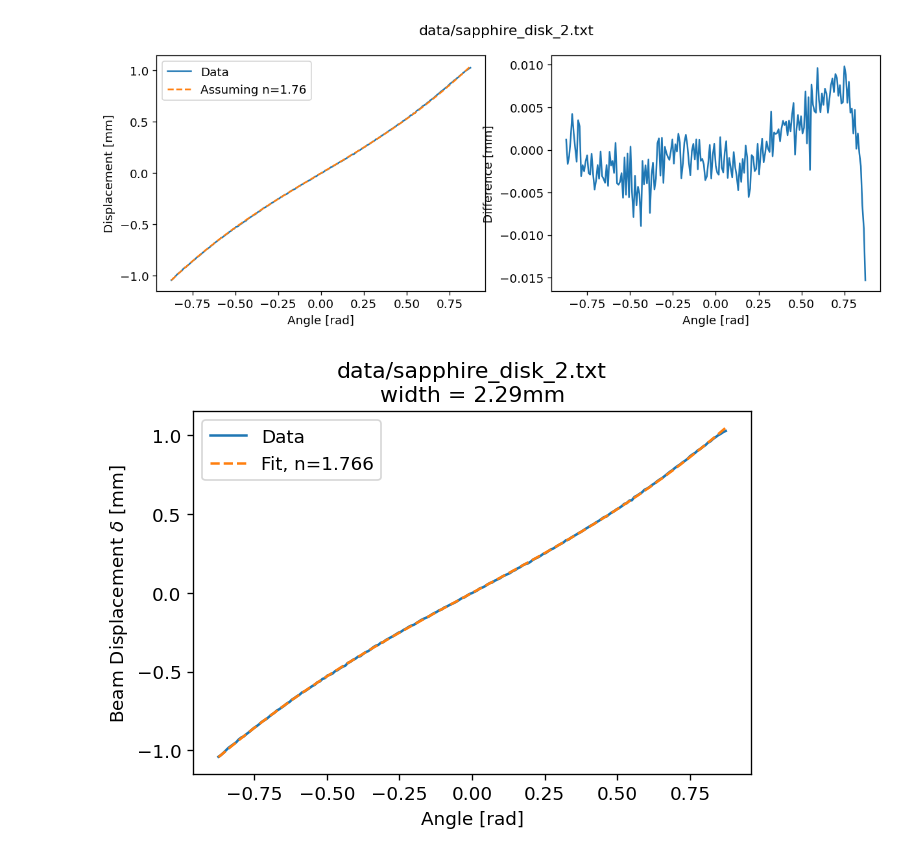
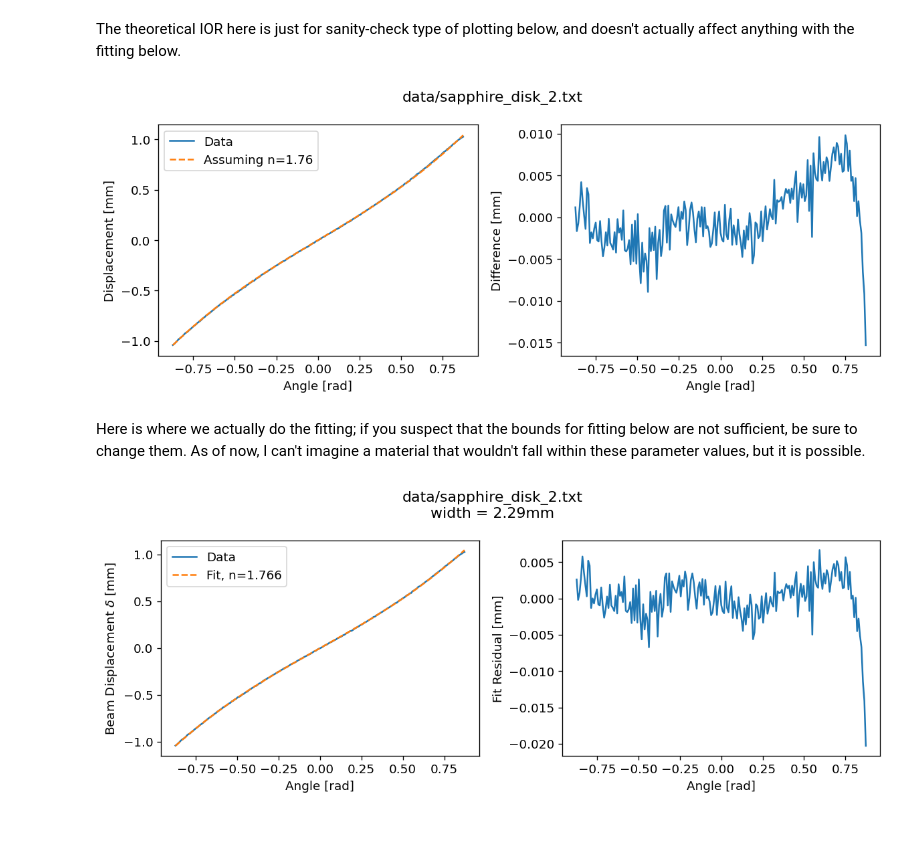
Before and after one commit to Jfeatherstone/IndexOfRefractionMeasurement, a Jupyter notebook: CurveFitting.ipynb, the cells around one changed output. Drawn from its saved outputs; the diff is of its cells as text; code cells hidden in the pictures; blank space fills up the shorter version.

```diff
--- a/CurveFitting.ipynb
+++ b/CurveFitting.ipynb
@@ -6,3 +28,5 @@ plt.rcParams['font.size'] = 11
 from scipy.optimize import curve_fit
 
 import pandas as pd
+# %% [markdown]
+The theoretical IOR here is just for sanity-check type of plotting below, and doesn't actually affect anything with the fitting below.
@@ -9,37 +50,28 @@ import pandas as pd
 # %%
-# Functional form of the displacement as a function of angle,
-# including extra parameters for phase and displacement offsets
-#d = 1.01 # In mm
-n0 = 1.00029 # Weisstein Eric. Index of Refraction. Wolfram Research. 2005.
-
-file = 'data/sapphire_disk_2.txt'
-#file = 'data/bk7_glass.txt'
-theoreticalIOR = 1.760
-#theoreticalIOR = 1.515
-d = 2.29 # for sapphire sample
-#d = 5.59 # for bk7 glass slab
-#w = .84 # Cuvette wall width
-#d = 2*w # Empty cuvette
-#d = 11.96 - 2*w # Oil cuvette
-
+# Read the data file
 data = pd.read_csv(file)
 
 # Convert to radians and mm
+# There may or may not have to be a negative here, not quite sure why
 angleArr = -data["angle"] * np.pi / 180
 displacementArr = data["gauss_center"] * 1e-3 - np.mean(data["gauss_center"] * 1e-3)
+
+# In case you need to cut away some of the extreme data points because of issues
+# with centering/interference
 #angleArr = angleArr[len(angleArr)//2:]
 #displacementArr = displacementArr[len(displacementArr)//2:]
 
-#angleArr *= .95
-
+# Functional form of the displacement as a function of angle,
+# including extra parameters for phase and displacement offsets
 # Theta should be in radians
 def func_form(theta, a0, a1, a2):
-    return a0 + d*np.sin(theta + a1)*(1 - (n0 * np.cos(theta + a1))/np.sqrt(a2**2 - n0**2 * np.sin(theta + a1)**2))
+    return a0 + d*np.sin(theta - a1)*(1 - (n0 * np.cos(theta - a1))/np.sqrt(a2**2 - n0**2 * np.sin(theta - a1)**2))
 
-#testAngleArr = np.linspace(-1, 1, 100)
+# Calculate what we might expect the curve to look like
 testDisplacementArr = [func_form(t, 0, 0, theoreticalIOR) for t in angleArr]
 
-fig, ax = plt.subplots(1, 2, figsize=(12,4))
+# Plot everything
+fig, ax = plt.subplots(1, 2, figsize=(10,4))
 
 ax[0].plot(angleArr, displacementArr, label='Data')
 ax[0].plot(angleArr, testDisplacementArr, '--', label=f'Assuming n={theoreticalIOR}')
@@ -51,33 +83,40 @@ ax[1].plot(angleArr, displacementArr - testDisplacementArr)
 ax[1].set_xlabel('Angle [rad]')
 ax[1].set_ylabel('Difference [mm]')
 fig.suptitle(file)
+fig.tight_layout()
 #plt.savefig('images/sapphire_fit.png')
 plt.show()
 # %% [output]
-[figure, old version]
+[figure, new version]
+# %% [markdown]
+Here is where we actually do the fitting; if you suspect that the bounds for fitting below are not sufficient, be sure to change them. As of now, I can't imagine a material that wouldn't fall within these parameter values, but it is possible.
 # %%
 # Now actually do the curve fitting
 popt, pcov = curve_fit(func_form, angleArr, displacementArr,
                        #method='trf',
-                       # Bounds for [width, displacement offset, phase offset, IoR]
+                       # Bounds for [displacement offset, phase offset, IoR]
                        bounds=([-6, -np.pi/2 + .01, 1.2], # Lower bound
                                [6, np.pi/2 - .01, 1.9])) # Upper bound
 
-plt.plot(angleArr, displacementArr, label='Data')
-#plt.plot(angleArr, displacementArr - func_form(angleArr, *popt))
-plt.plot(angleArr, func_form(angleArr, *popt), '--', label=f'Fit, n={popt[2]:.4}')
-#plt.plot(angleArr, func_form(angleArr, popt[0], popt[1], 1.54), '--')
-#plt.axvline(popt[1], linestyle='--', color='g')
-plt.xlabel('Angle [rad]')
-plt.ylabel(r'Beam Displacement $\delta$ [mm]')
-plt.legend()
-plt.title(f'{file}\nwidth = {d}mm')
-#print(f'Real phase difference: {phaseDiff}')
-#print(f'Calculated phase difference {popt}')
-plt.savefig('images/saphire_fit.png')
+# Make a pretty plot
+fig, ax = plt.subplots(1, 2, figsize=(10,4))
+
+ax[0].plot(angleArr, displacementArr, label='Data')
+ax[0].plot(angleArr, func_form(angleArr, *popt), '--', label=f'Fit, n={popt[2]:.4}')
+ax[0].set_xlabel('Angle [rad]')
+ax[0].set_ylabel(r'Beam Displacement $\delta$ [mm]')
+ax[0].legend()
+
+ax[1].plot(angleArr, displacementArr - func_form(angleArr, *popt))
+ax[1].set_xlabel('Angle [rad]')
+ax[1].set_ylabel('Fit Residual [mm]')
+
+fig.suptitle(f'{file}\nwidth = {d}mm')
+fig.tight_layout()
+#plt.savefig('images/sapphire_fit.png')
 plt.show()
 # %% [output]
-[figure, old version]
+[figure, new version]
 # %%
 print(popt)
 # %% [output]
```
Also changed, not shown: parts of 4 cells of this notebook, 3 other files.
